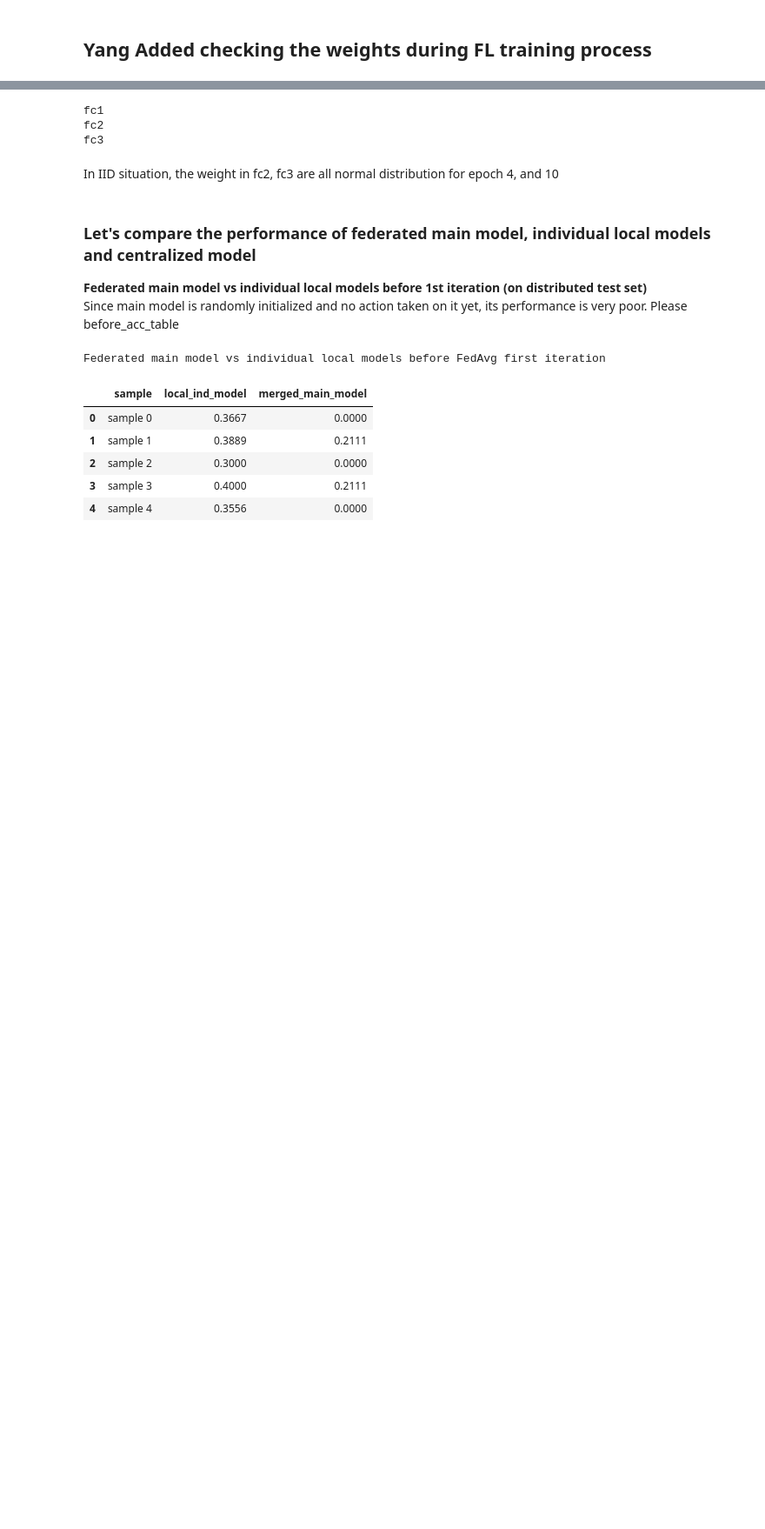
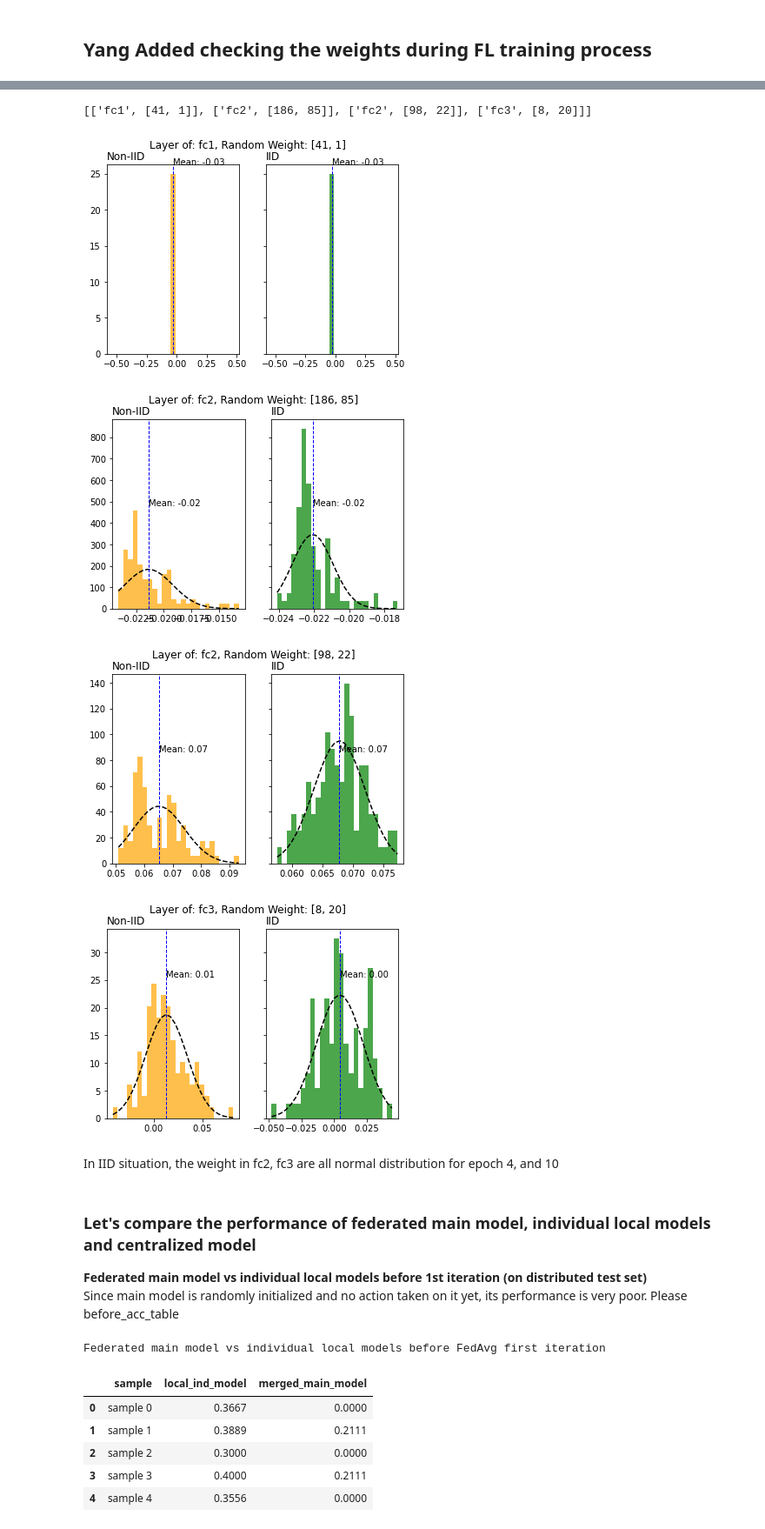
Before and after one commit to yangland/ece_fl_public, a Jupyter notebook: fedavg_mnist_iid_noniid.ipynb, the cells around one changed output, grey strips where cells are left out. Shown at 87% size. Saved outputs shown, nothing was run; the diff lists cells and outputs as text; code cells hidden in the pictures; blank space fills up the shorter version.

Commit message:
created random sampling function

```diff
--- a/fedavg_mnist_iid_noniid.ipynb
+++ b/fedavg_mnist_iid_noniid.ipynb
@@ -866,13 +857,40 @@ Net2nn(
-# %%
-for name, layer in main_model_1.named_modules():
-    print(name)
-    # print(layer)
-    # in each layer select random specific number as sample points
-    # can this be video? withe training steps, epoches
-# %% [output]
-fc1
-fc2
-fc3
+# %%
+# random sampling based on parameters
+def random_sampling_nodes(model, each_layer_sample_num):
+    layers = []
+    for name, layer in model.named_modules():
+        if name != "":
+            dnn_layer = getattr(model, name)
+            layers.append([name, [dnn_layer.weight.size()[0], dnn_layer.weight.size()[1]]])
+    # print(*layers,sep='\n')
+
+    if len(each_layer_sample_num)!=len(layers):
+        print("each_layer_sample_num list's length not equal to model layer list")
+        return(-1)
+    else:
+        weights_sample = []
+        for i in range(len(layers)):
+            for j in range (each_layer_sample_num[i]):
+                random_weight = [np.random.randint(layers[i][1][0]), np.random.randint(layers[i][1][1])]
+                # print("random_weight:", random_weight)
+                weights_sample.append([layers[i][0], random_weight])
+    return weights_sample
+# %%
+each_layer_list = [1,2,1]
+# %%
+sample_t = random_sampling_nodes(main_model_1, each_layer_list)
+# %%
+sample_t
+# %% [output]
+[['fc1', [41, 1]], ['fc2', [186, 85]], ['fc2', [98, 22]], ['fc3', [8, 20]]]
+# %%
+for sample in sample_t:
+    plot_node_weights_pair(model_dict_1, model_dict_2, sample[0], sample[1])
+# %% [output]
+[figure, added]
+[figure, added]
+[figure, added]
+[figure, added]
 # %% [markdown]
 In IID situation, the weight in fc2, fc3 are all normal distribution for epoch 4, and 10
 # %%
```
Also changed, not shown: parts of 14 cells of this notebook, 4 other files.
